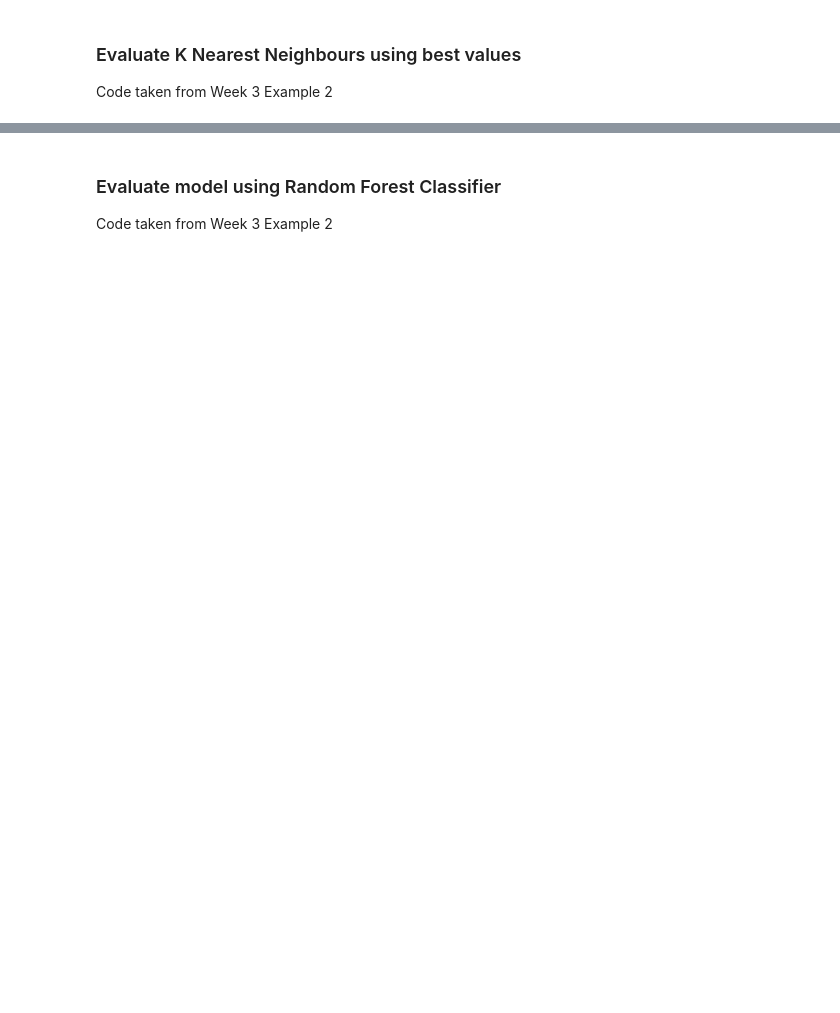
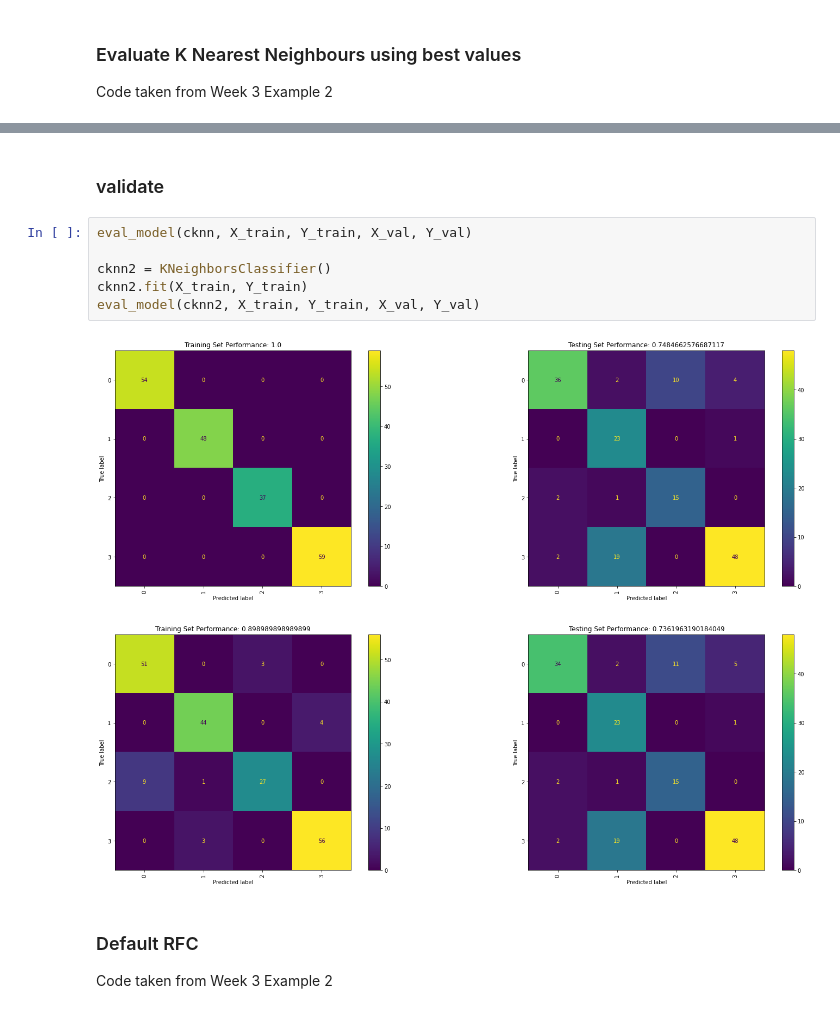
Before and after one commit to Sunthas515/420-1, a Jupyter notebook: Assessment 1A/Question2.ipynb, the cells around one changed output, grey strips where cells are left out. Saved outputs shown, nothing was run; the diff lists cells and outputs as text; blank space fills up the shorter version.

```diff
--- a/Assessment 1A/Question2.ipynb
+++ b/Assessment 1A/Question2.ipynb
@@ -361,5 +354,16 @@ eval_model(cknn, X_train, Y_train, X_test, Y_test)
+# %% [markdown]
+### validate
+# %%
+eval_model(cknn, X_train, Y_train, X_val, Y_val)
+
+cknn2 = KNeighborsClassifier()
+cknn2.fit(X_train, Y_train)
+eval_model(cknn2, X_train, Y_train, X_val, Y_val)
+# %% [output]
+[figure, added]
+[figure, added]
 # %% [markdown]
-### Evaluate model using Random Forest Classifier
+### Default RFC
 
 Code taken from Week 3 Example 2
 # %%
```
Also changed, not shown: parts of 18 cells of this notebook.
